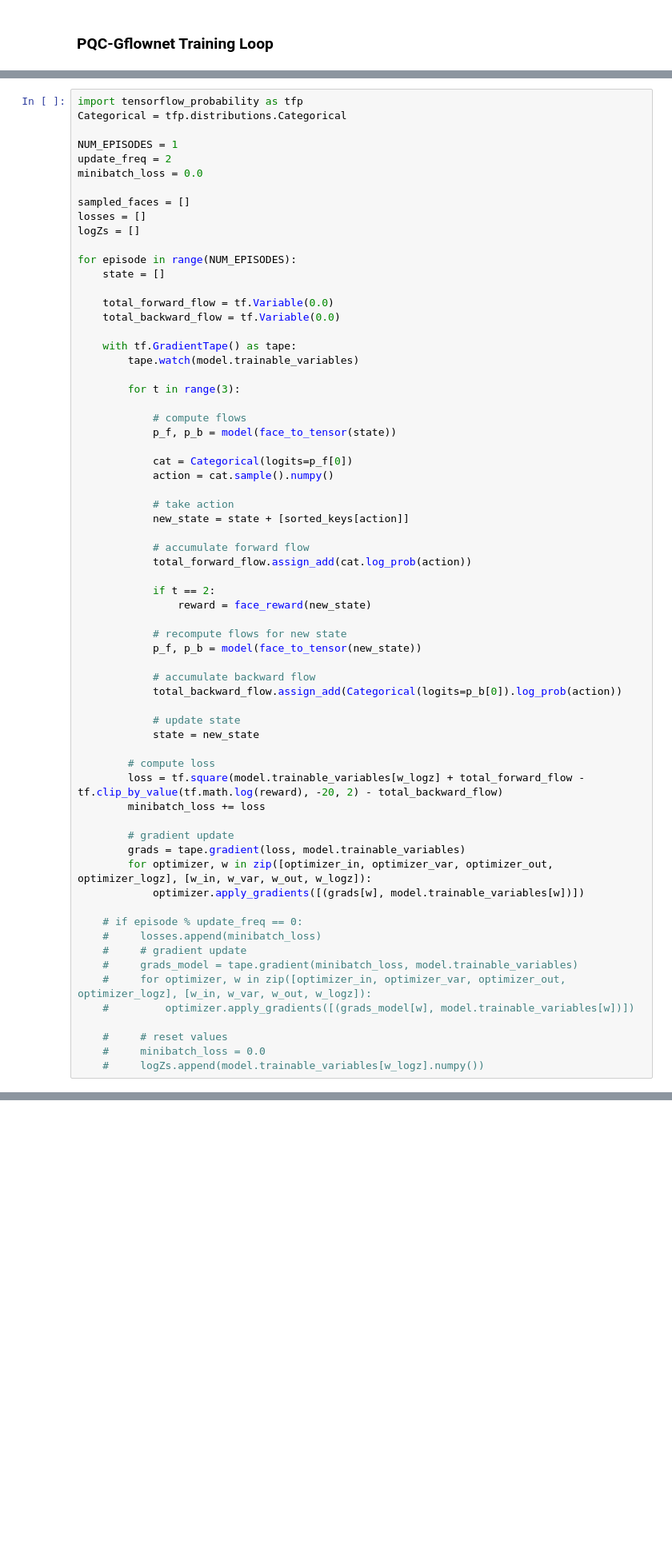
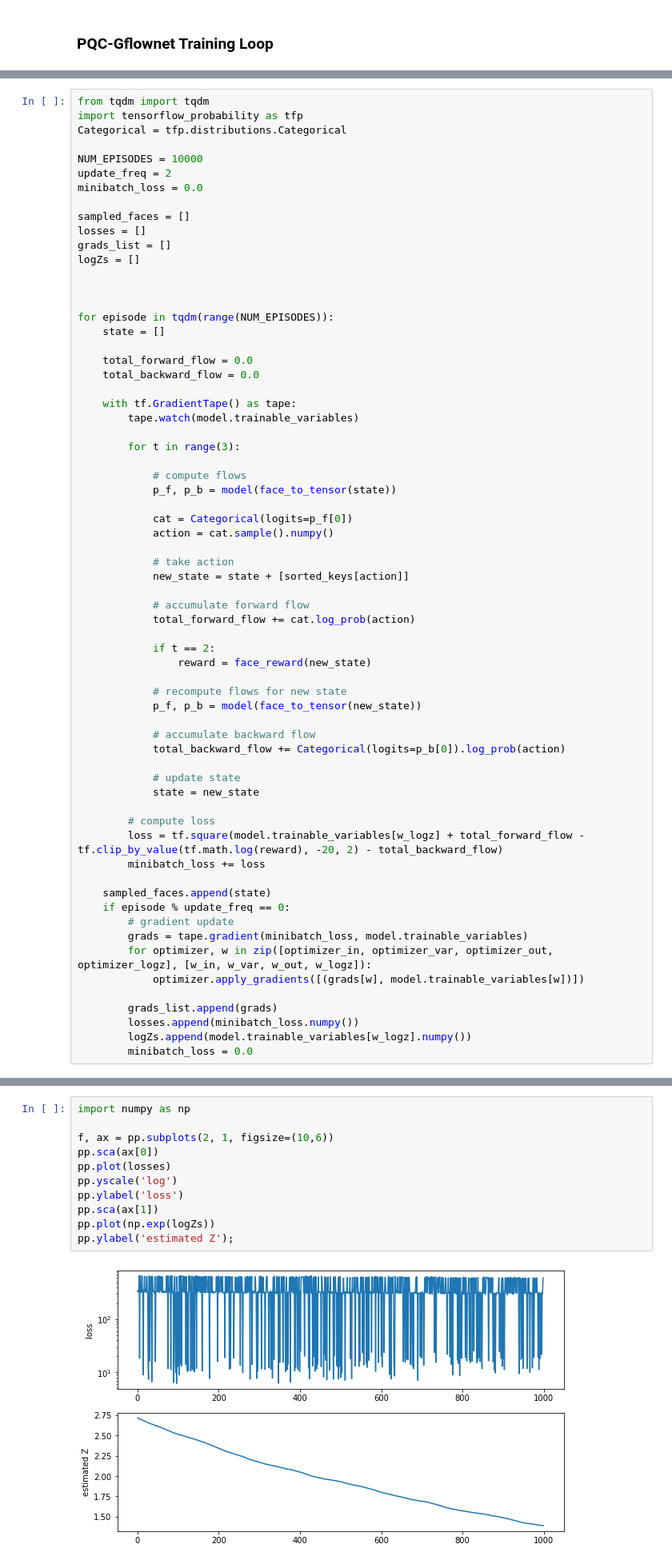
Before and after one commit to elilaird/quantum-gflownets, a Jupyter notebook: quantum-gflownets.ipynb, the cells around one changed output, grey strips where cells are left out. Shown at 80% size. Cells and saved outputs as stored; diff of their text form; blank space fills up the shorter version.

```diff
--- a/quantum-gflownets.ipynb
+++ b/quantum-gflownets.ipynb
@@ -431,22 +479,26 @@ optimizer_logz = tf.keras.optimizers.Adam(learning_rate=0.001, amsgrad=True)
 # Assign the model parameters to each optimizer
 w_in, w_var, w_out, w_logz = 1, 0, 3, 2
 # %%
+from tqdm import tqdm
 import tensorflow_probability as tfp
 Categorical = tfp.distributions.Categorical
 
-NUM_EPISODES = 1
+NUM_EPISODES = 10000
 update_freq = 2
 minibatch_loss = 0.0
 
 sampled_faces = []
 losses = []
+grads_list = []
 logZs = []
 
-for episode in range(NUM_EPISODES):
+
+
+for episode in tqdm(range(NUM_EPISODES)):
     state = []
 
-    total_forward_flow = tf.Variable(0.0)
-    total_backward_flow = tf.Variable(0.0)
+    total_forward_flow = 0.0
+    total_backward_flow = 0.0
 
     with tf.GradientTape() as tape:
         tape.watch(model.trainable_variables)
@@ -463,7 +515,7 @@ for episode in range(NUM_EPISODES):
             new_state = state + [sorted_keys[action]]
 
             # accumulate forward flow
-            total_forward_flow.assign_add(cat.log_prob(action))
+            total_forward_flow += cat.log_prob(action)
 
             if t == 2:
                 reward = face_reward(new_state)
@@ -472,7 +524,7 @@ for episode in range(NUM_EPISODES):
             p_f, p_b = model(face_to_tensor(new_state))
 
             # accumulate backward flow
-            total_backward_flow.assign_add(Categorical(logits=p_b[0]).log_prob(action))
+            total_backward_flow += Categorical(logits=p_b[0]).log_prob(action)
 
             # update state
             state = new_state
@@ -481,18 +533,14 @@ for episode in range(NUM_EPISODES):
         loss = tf.square(model.trainable_variables[w_logz] + total_forward_flow - tf.clip_by_value(tf.math.log(reward), -20, 2) - total_backward_flow)
         minibatch_loss += loss
 
+    sampled_faces.append(state)
+    if episode % update_freq == 0:
         # gradient update
-        grads = tape.gradient(loss, model.trainable_variables)
+        grads = tape.gradient(minibatch_loss, model.trainable_variables)
         for optimizer, w in zip([optimizer_in, optimizer_var, optimizer_out, optimizer_logz], [w_in, w_var, w_out, w_logz]):
             optimizer.apply_gradients([(grads[w], model.trainable_variables[w])])
 
-    # if episode % update_freq == 0:
-    #     losses.append(minibatch_loss)
-    #     # gradient update
-    #     grads_model = tape.gradient(minibatch_loss, model.trainable_variables)
-    #     for optimizer, w in zip([optimizer_in, optimizer_var, optimizer_out, optimizer_logz], [w_in, w_var, w_out, w_logz]):
-    #         optimizer.apply_gradients([(grads_model[w], model.trainable_variables[w])])
-
-    #     # reset values
-    #     minibatch_loss = 0.0
-    #     logZs.append(model.trainable_variables[w_logz].numpy())
+        grads_list.append(grads)
+        losses.append(minibatch_loss.numpy())
+        logZs.append(model.trainable_variables[w_logz].numpy())
+        minibatch_loss = 0.0
@@ -506,0 +583,13 @@ grads
+# %%
+import numpy as np
+
+f, ax = pp.subplots(2, 1, figsize=(10,6))
+pp.sca(ax[0])
+pp.plot(losses)
+pp.yscale('log')
+pp.ylabel('loss')
+pp.sca(ax[1])
+pp.plot(np.exp(logZs))
+pp.ylabel('estimated Z');
+# %% [output]
+[figure, added]
```
Also changed, not shown: parts of 22 cells of this notebook.
